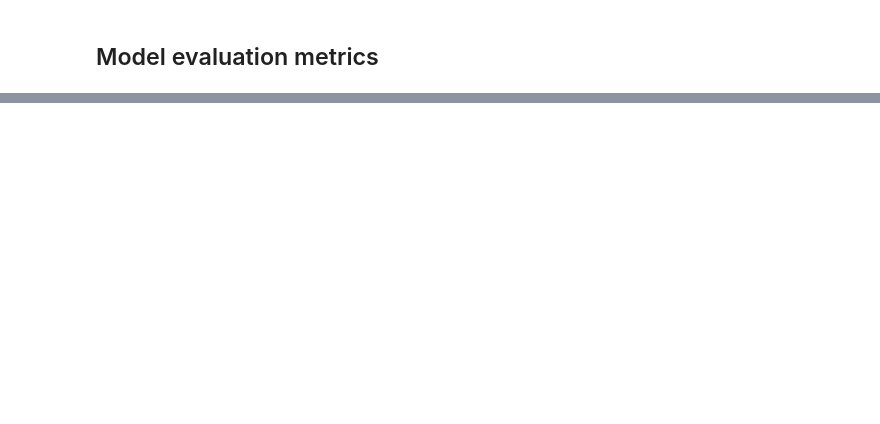
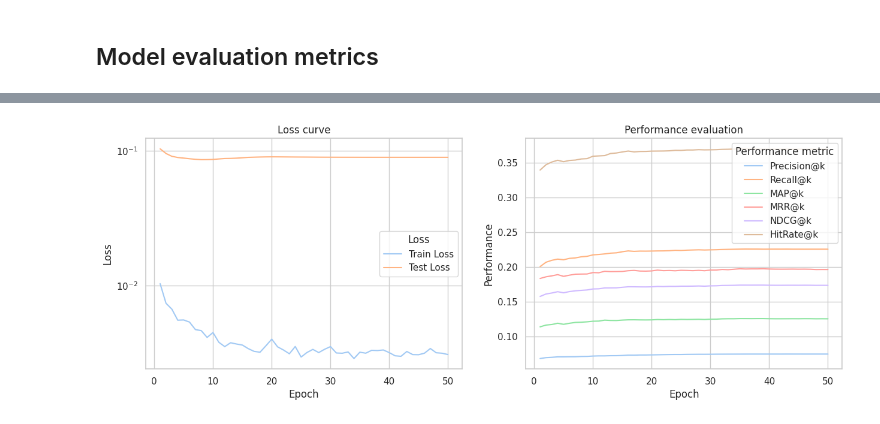
Before and after one commit to eutopia-collaboration-recommender/ecr-recommender, a Jupyter notebook: notebooks/results_interpretation.ipynb, the cells around one changed output, grey strips where cells are left out. Drawn from its saved outputs; the diff is of its cells as text; code cells hidden in the pictures; blank space fills up the shorter version.

```diff
--- a/notebooks/results_interpretation.ipynb
+++ b/notebooks/results_interpretation.ipynb
@@ -133,0 +171,39 @@ plt.show()
+# %%
+top_model = 'I'
+top_model_results_df = all_results_df[all_results_df['Model'] == f'model_{top_model}'].copy()
+top_model_results_df['Train'] = top_model_results_df['Train Loss']
+top_model_results_df['Test'] = top_model_results_df['Test Loss']
+
+top_model_loss_df  = top_model_results_df.melt(id_vars=['Epoch'],
+                                                   value_vars=['Train Loss', 'Test Loss'],
+                                                   var_name='Loss',
+                                                   value_name='Loss value')
+top_model_performance_df  = top_model_results_df.melt(id_vars=['Epoch'],
+                                                   value_vars=['Precision@k', 'Recall@k', 'MAP@k', 'MRR@k', 'NDCG@k', 'HitRate@k'],
+                                                   var_name='Performance metric',
+                                                   value_name='Performance value')
+# %%
+fig, axs = plt.subplots(nrows=1, ncols=2, figsize=(15, 5))
+
+# Loss plot
+sns.lineplot(data=top_model_loss_df,
+             x='Epoch',
+             y='Loss value',
+             hue='Loss',
+            ax=axs[0])
+axs[0].set_title("Loss curve")
+axs[0].set_yscale('log')
+axs[0].set_ylabel('Loss')
+
+# Loss plot
+sns.lineplot(data=top_model_performance_df,
+             x='Epoch',
+             y='Performance value',
+             hue='Performance metric',
+            ax=axs[1])
+axs[1].set_title("Performance evaluation")
+axs[1].set_ylabel('Performance')
+plt.savefig('../results/figures/ablation_top_performer.png')
+plt.show()
+# %% [output]
+[figure, added]
```
Also changed, not shown: parts of 7 cells of this notebook, 11 other files.
